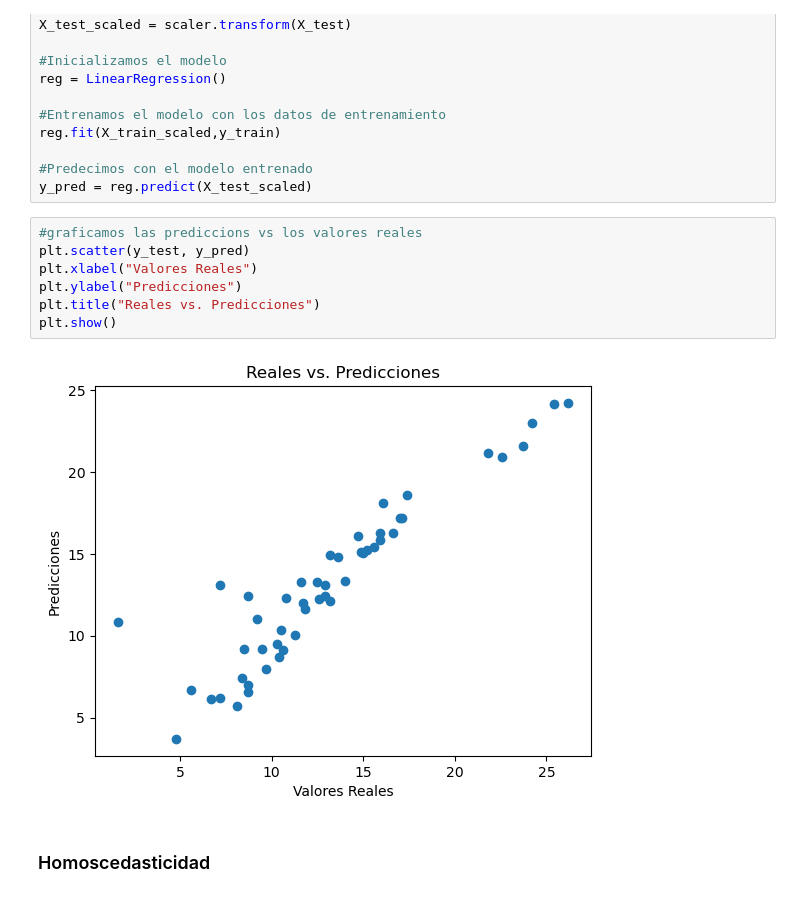
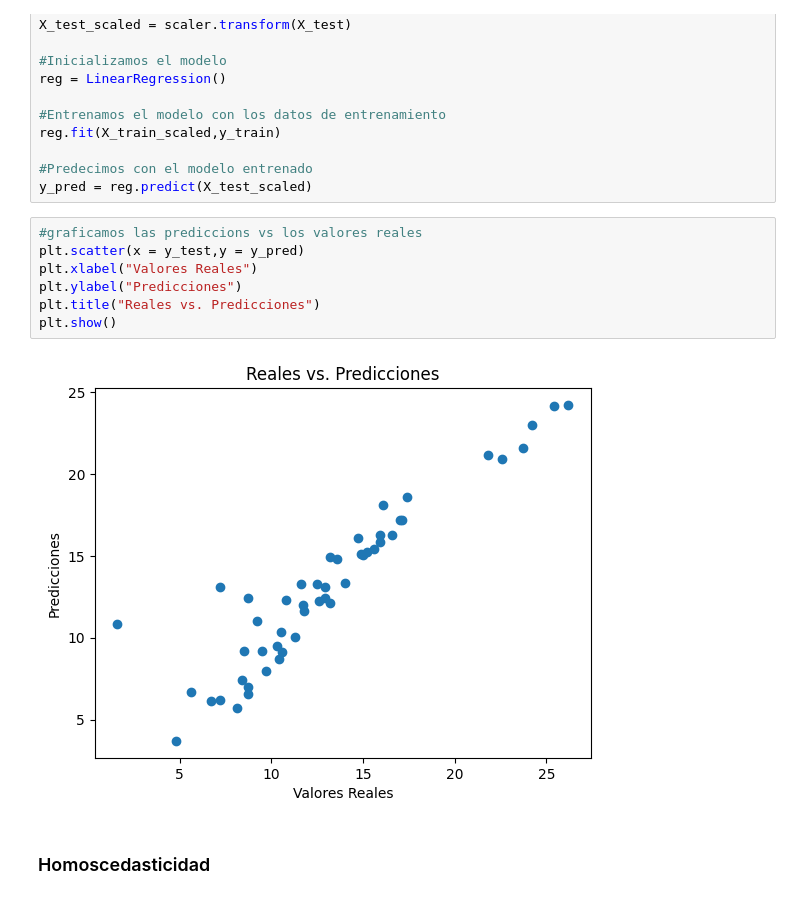
Before and after one commit to EstebanGomezVal/Modelado_datos_Valerio, a Jupyter notebook: Regresión/LinearRegression.ipynb, the cells around one changed output. Cells and saved outputs as stored; diff of their text form.

```diff
--- a/Regresión/LinearRegression.ipynb
+++ b/Regresión/LinearRegression.ipynb
@@ -276,13 +303,13 @@ reg.fit(X_train_scaled,y_train)
 y_pred = reg.predict(X_test_scaled)
 # %%
 #graficamos las prediccions vs los valores reales
-plt.scatter(y_test, y_pred)
+plt.scatter(x = y_test,y = y_pred)
 plt.xlabel("Valores Reales")
 plt.ylabel("Predicciones")
 plt.title("Reales vs. Predicciones")
 plt.show()
 # %% [output]
-[figure, old version]
+[figure, new version]
 # %% [markdown]
 ### Homoscedasticidad
 # %%
```
Also changed, not shown: parts of 18 cells of this notebook.
